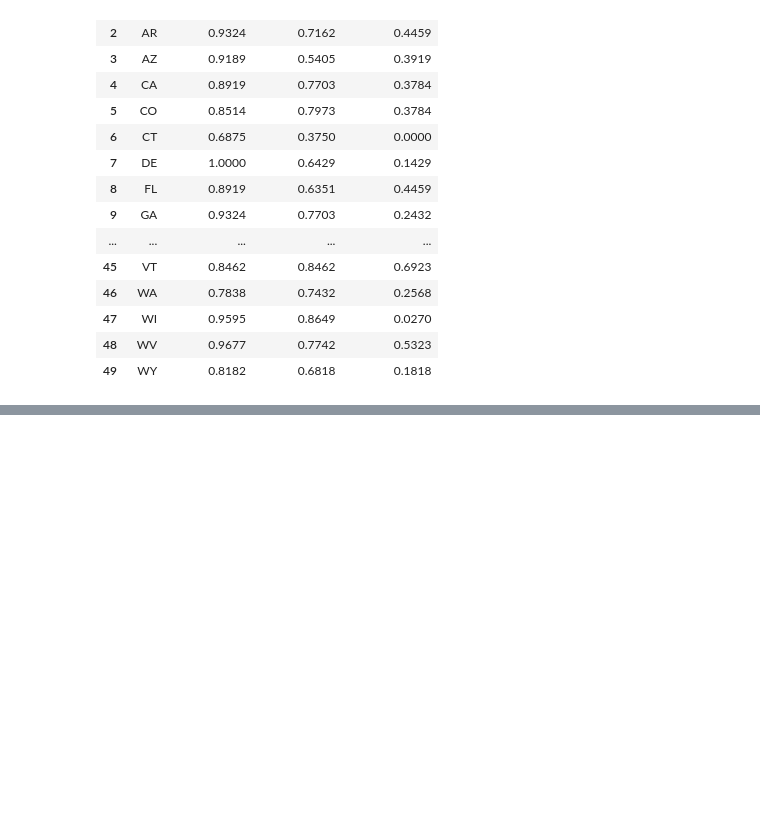
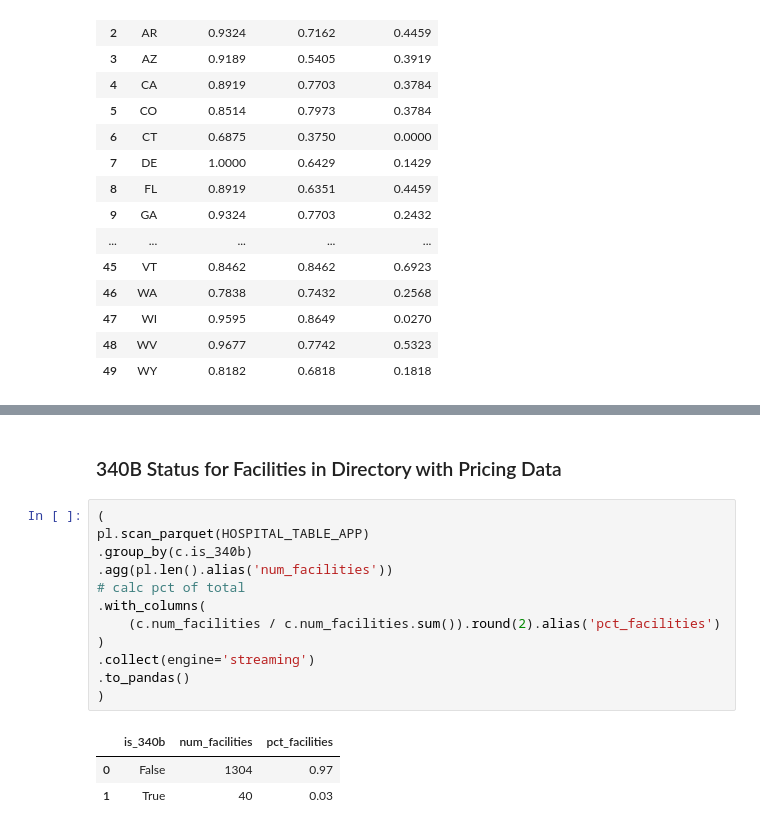
Before and after one commit to mwine81/PRA_REPORT, a Jupyter notebook: hospitals.ipynb, the cells around one changed output, grey strips where cells are left out. Drawn from its saved outputs; the diff is of its cells as text; blank space fills up the shorter version.

```diff
--- a/nb/hospitals.ipynb
+++ b/hospitals.ipynb
@@ -106,0 +127,18 @@ base_query()
+# %% [markdown]
+### 340B Status for Facilities in Directory with Pricing Data
+# %%
+(
+pl.scan_parquet(HOSPITAL_TABLE_APP)
+.group_by(c.is_340b)
+.agg(pl.len().alias('num_facilities'))
+# calc pct of total
+.with_columns(
+    (c.num_facilities / c.num_facilities.sum()).round(2).alias('pct_facilities')
+)
+.collect(engine='streaming')
+.to_pandas()
+)
+# %% [output]
+|  | is_340b | num_facilities | pct_facilities |
+| 0 | False | 1304 | 0.97 |
+| 1 | True | 40 | 0.03 |
```
Also changed, not shown: parts of 5 cells of this notebook, 2 other files.
